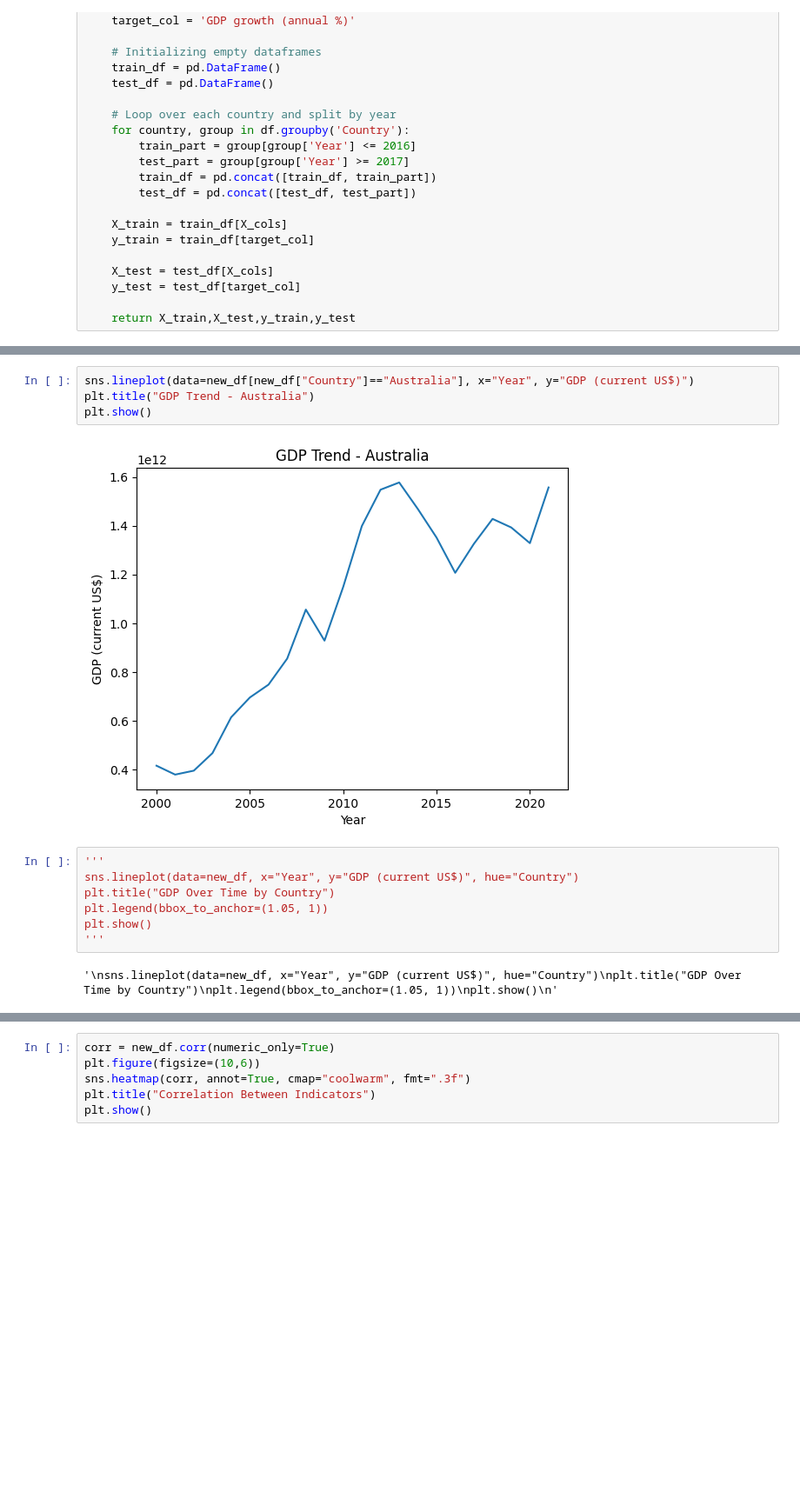
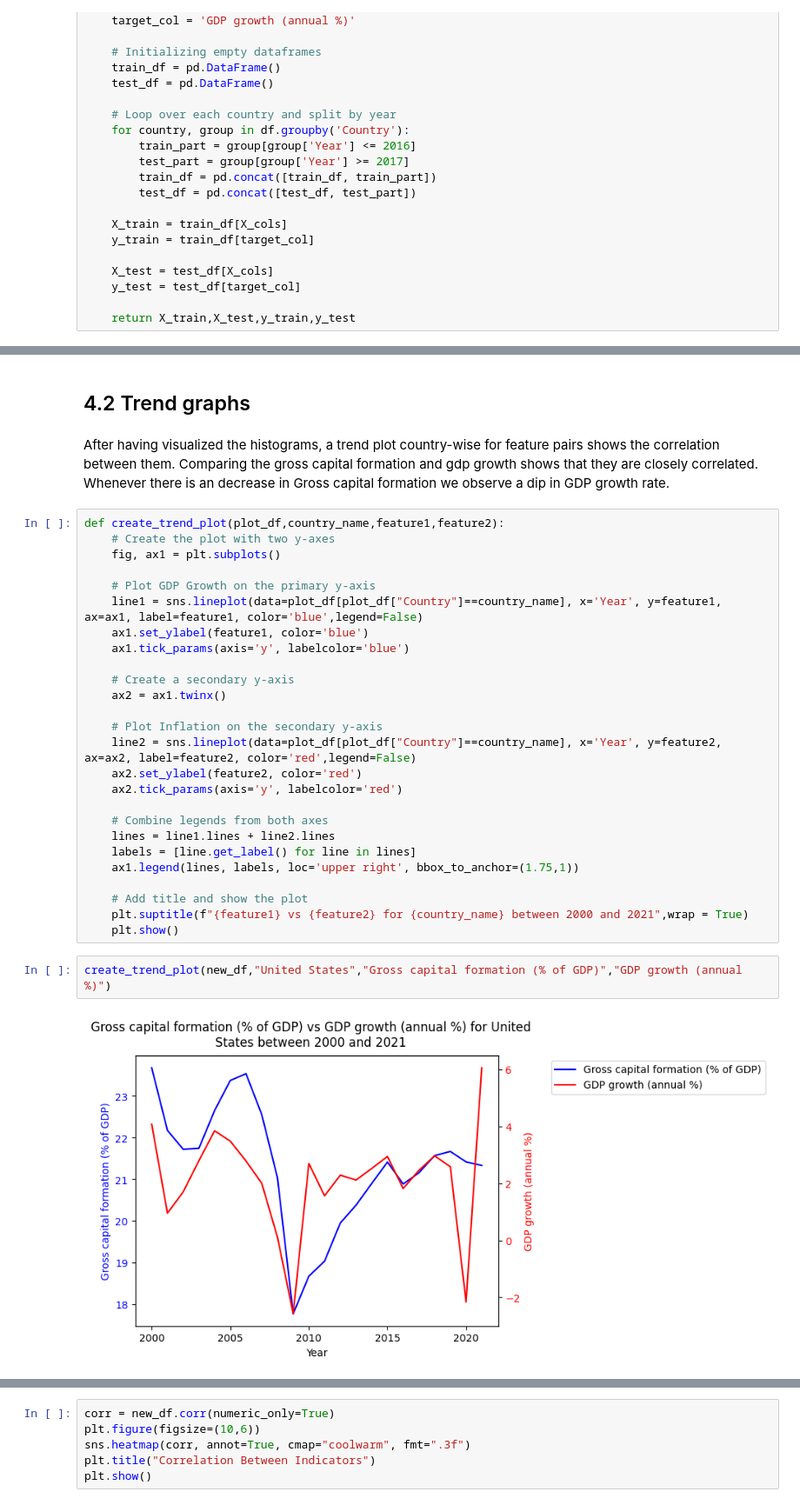
Before and after one commit to kumarbyes/udacity_nanodegree_datascience_course1, a Jupyter notebook: Project_Supervised_ML.ipynb, the cells around one changed output, grey strips where cells are left out. Shown at 87% size. Drawn from its saved outputs; the diff is of its cells as text; blank space fills up the shorter version.

Commit message:
style: Add markdown till trendplots

```diff
--- a/Project_Supervised_ML.ipynb
+++ b/Project_Supervised_ML.ipynb
@@ -413,15 +443,34 @@ array([[<Axes: title={'center': 'GDP (current US$)'}>,
-# %%
-sns.lineplot(data=new_df[new_df["Country"]=="Australia"], x="Year", y="GDP (current US$)")
-plt.title("GDP Trend - Australia")
-plt.show()
-# %% [output]
-[figure, removed]
-# %%
-'''
-sns.lineplot(data=new_df, x="Year", y="GDP (current US$)", hue="Country")
-plt.title("GDP Over Time by Country")
-plt.legend(bbox_to_anchor=(1.05, 1))
-plt.show()
-'''
-# %% [output]
-'\nsns.lineplot(data=new_df, x="Year", y="GDP (current US$)", hue="Country")\nplt.title("GDP Over Time by Country")\nplt.legend(bbox_to_anchor=(1.05, 1))\nplt.show()\n'
+# %% [markdown]
+## 4.2 Trend graphs
+# %% [markdown]
+After having visualized the histograms, a trend plot country-wise for feature pairs shows the correlation between them. Comparing the gross capital formation and gdp growth shows that they are closely correlated. Whenever there is an decrease in Gross capital formation we observe a dip in GDP growth rate.
+# %%
+def create_trend_plot(plot_df,country_name,feature1,feature2):
+    # Create the plot with two y-axes
+    fig, ax1 = plt.subplots()
+
+    # Plot GDP Growth on the primary y-axis
+    line1 = sns.lineplot(data=plot_df[plot_df["Country"]==country_name], x='Year', y=feature1, ax=ax1, label=feature1, color='blue',legend=False)
+    ax1.set_ylabel(feature1, color='blue')
+    ax1.tick_params(axis='y', labelcolor='blue')
+
+    # Create a secondary y-axis
+    ax2 = ax1.twinx()
+
+    # Plot Inflation on the secondary y-axis
+    line2 = sns.lineplot(data=plot_df[plot_df["Country"]==country_name], x='Year', y=feature2, ax=ax2, label=feature2, color='red',legend=False)
+    ax2.set_ylabel(feature2, color='red')
+    ax2.tick_params(axis='y', labelcolor='red')
+
+    # Combine legends from both axes
+    lines = line1.lines + line2.lines
+    labels = [line.get_label() for line in lines]
+    ax1.legend(lines, labels, loc='upper right', bbox_to_anchor=(1.75,1))
+
+    # Add title and show the plot
+    plt.suptitle(f"{feature1} vs {feature2} for {country_name} between 2000 and 2021",wrap = True)
+    plt.show()
+# %%
+create_trend_plot(new_df,"United States","Gross capital formation (% of GDP)","GDP growth (annual %)")
+# %% [output]
+[figure, added]
```
Also changed, not shown: parts of 12 cells of this notebook.
